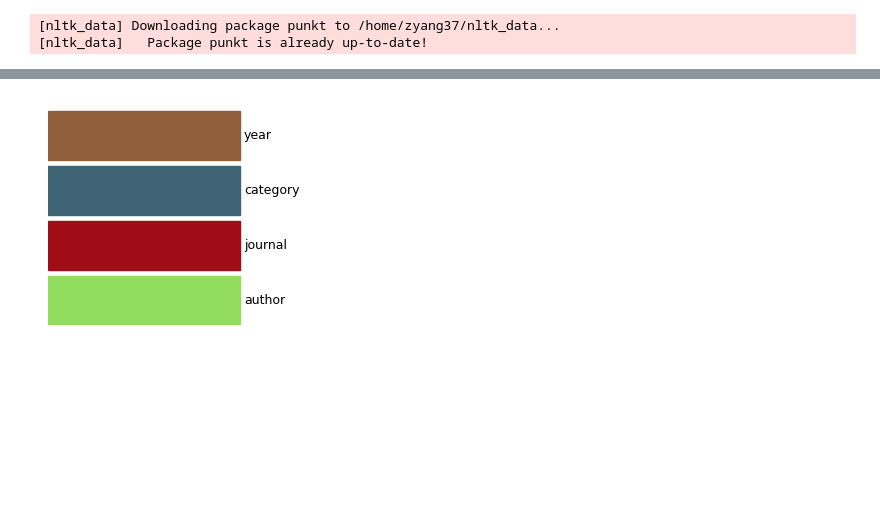
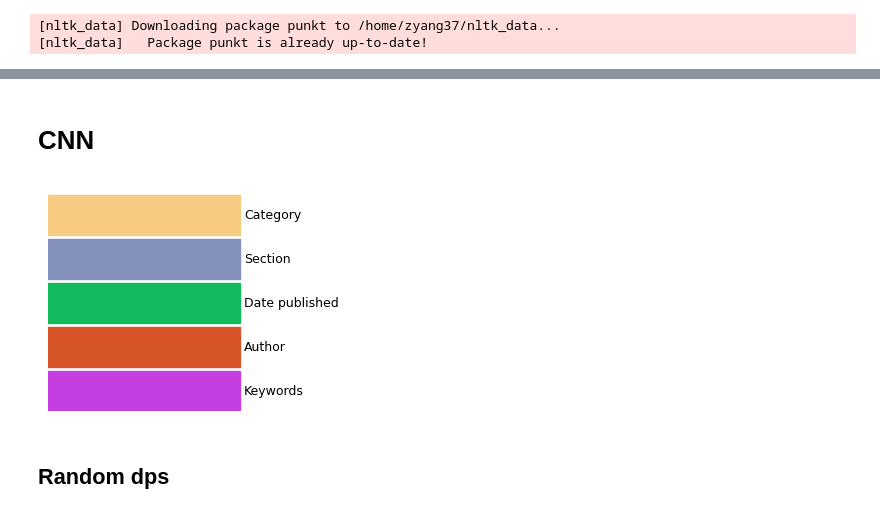
Before and after one commit to zyang37/beyond_vector_search, a Jupyter notebook: notebooks/zy_eigen_cnn_wiki.ipynb, the cells around one changed output, grey strips where cells are left out. Saved outputs shown, nothing was run; the diff lists cells and outputs as text; code cells hidden in the pictures; blank space fills up the shorter version.

```diff
--- a/notebooks/zy_eigen_cnn_wiki.ipynb
+++ b/notebooks/zy_eigen_cnn_wiki.ipynb
@@ -139,11 +137,37 @@ def plot_color_scheme(color_list, text_list=None):
     plt.tight_layout()
     plt.show()
 
+def remove_id_from_list(id_list, id_to_remove):
+    return [id for id in id_list if id != id_to_remove]
 
-arxiv_meta_cats = ['author', 'journal', 'category', 'year']
-num = len(arxiv_meta_cats)
-color_list = color_scheme_gen(num)
-color_dict = {m:c for m, c in zip(arxiv_meta_cats, color_list)}
-plot_color_scheme(color_list, arxiv_meta_cats)
+def random_paper_id_swap(id_list, id_pool, num, from_end=True, random_=None):
+    '''
+    Randomly swap paper ids in the id_list with ids in the id_pool (not in the id_list) without replacement.
+
+    args:
+        - id_list: list of paper ids
+        - id_pool: list of paper ids (not in the id_list)
+        - num: number of ids to swap
+        - from_end: if True, swap ids from the end of the id_list, else from the beginning
+        - random: if True, randomly remove id from id_list, will OVERRIDE from_end args (in development)
+    '''
+    if num > len(id_pool) or num==0:
+        return id_list
+
+    # randomly pick num of ids from id_pool
+    swap_ids = random.sample(id_pool, num)
+
+    if random_ is None:
+        if from_end:
+            # remove num of ids from the end of id_list
+            id_list = id_list[:-num]
+            id_list.extend(swap_ids)
+        else:
+            # remove num of ids from the beginning of id_list
+            id_list = id_list[num:]
+            id_list = swap_ids + id_list
+    else:
+        # randomly remove num ids from id_list, and insert swap_ids
+        raise NotImplementedError
+
+    return id_list
-# %% [output]
-[figure, removed]
@@ -160,2 +174,21 @@ all_meta_colors = list(map(color_dict.get, all_meta_cats))
+# %% [markdown]
+# CNN
+# %%
+# load pickle
+g_data = pickle.load(open('../data/cnn_news/graph.pickle', 'rb'))
+
+# read json
+with open('../data/cnn_news/keyword_weights.json', 'r') as f:
+    cnn_meta_cats = json.load(f)
+
+cnn_meta_cats = list(cnn_meta_cats.keys())
+num = len(cnn_meta_cats)
+color_list = color_scheme_gen(num)
+color_dict = {m:c for m, c in zip(cnn_meta_cats, color_list)}
+plot_color_scheme(color_list, cnn_meta_cats)
+# %% [output]
+[figure, added]
+# %% [markdown]
+## Random dps
 # %%
 # random pick keys
```
Also changed, not shown: parts of 46 cells of this notebook, 5 other files.
